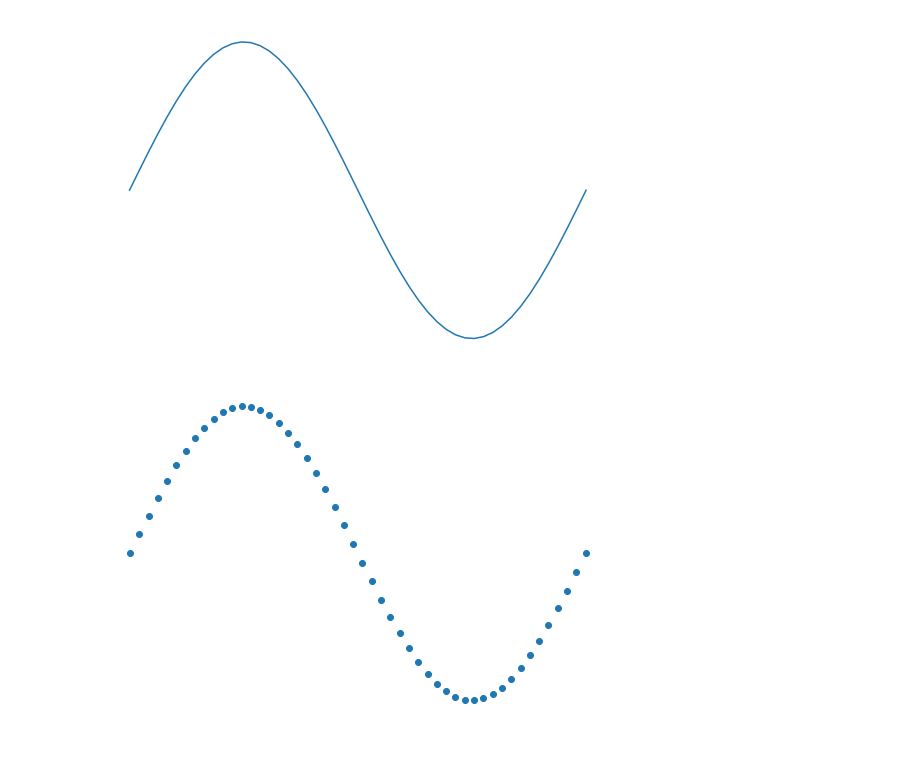
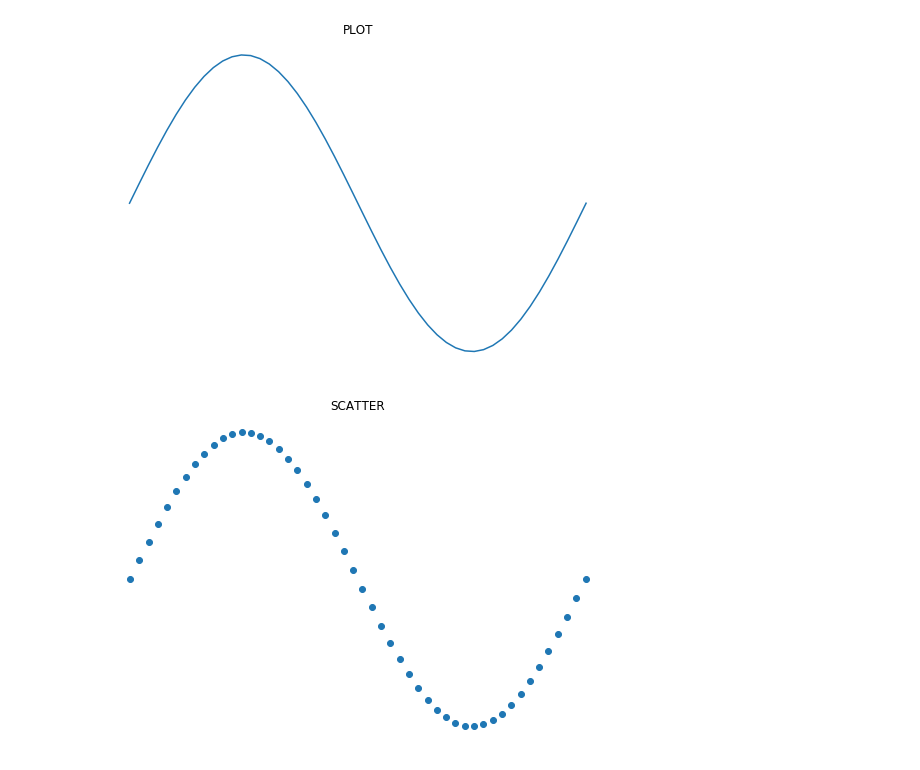
Before and after one commit to coreygirard/less, a Jupyter notebook: defaults.ipynb, the cells around one changed output. Cells and saved outputs as stored; diff of their text form; code cells hidden in the pictures.

```diff
--- a/defaults.ipynb
+++ b/defaults.ipynb
@@ -7,19 +7,21 @@ x = np.linspace(0, 2*np.pi, 50)
 y = np.sin(x)
 
 chart = less.Chart(9,6)
+chart.title('PLOT')
 chart.plot(x=x, y=y)
 chart.render()
 # %% [output]
-[figure, old version]
+[figure, new version]
 # %%
 x = np.linspace(0, 2*np.pi, 50)
 y = np.sin(x)
 
 chart = less.Chart(9, 6)
+chart.title('SCATTER')
 chart.scatter(x=x, y=y)
 chart.render()
 # %% [output]
-[figure, old version]
+[figure, new version]
 # %%
 x = ['2010', '2011', '2012', '2013', '2014']
 y = [4, 7, 12, 19, 28]
```
Also changed, not shown: parts of 4 cells of this notebook, 5 other files.
